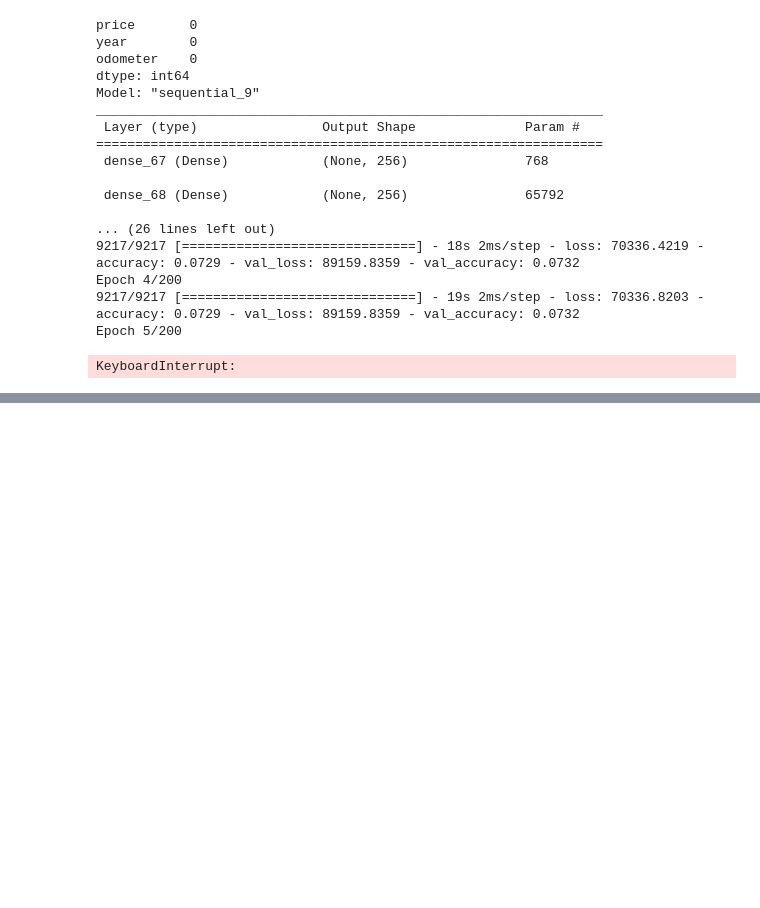
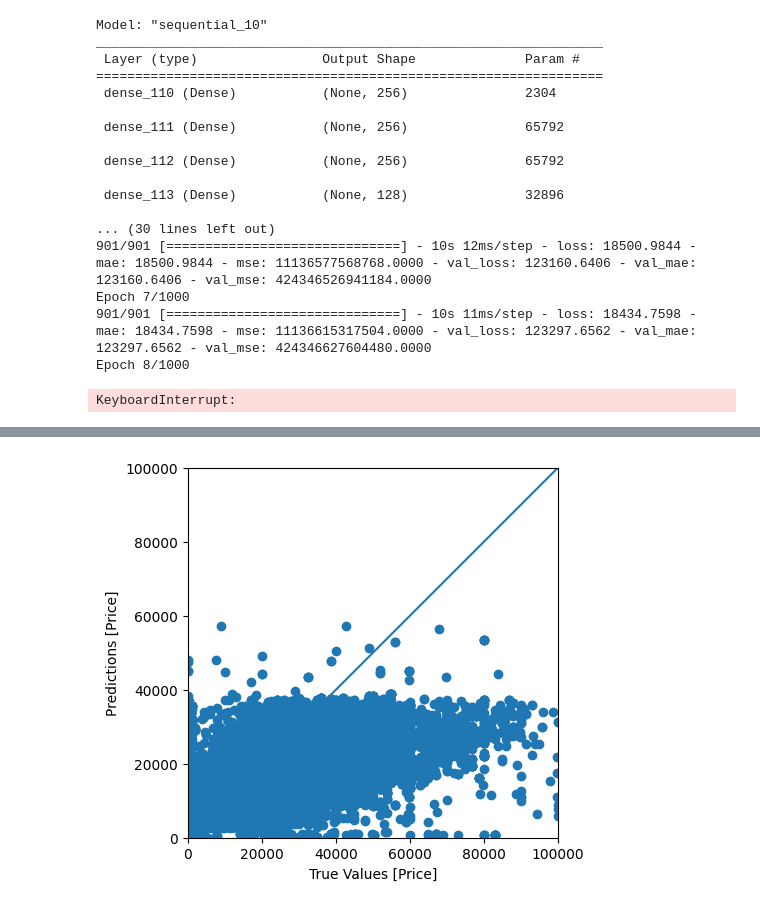
Before and after one commit to MaciejDromin/AIB, a Jupyter notebook: cars.ipynb, the cells around one changed output, grey strips where cells are left out. Drawn from its saved outputs; the diff is of its cells as text; code cells hidden in the pictures; blank space fills up the shorter version.

```diff
--- a/cars.ipynb
+++ b/cars.ipynb
@@ -50,0 +48,5 @@ def load_and_purge_data():
+# %%
+def map_column_to_int(df, column_name, values):
+    arr_size = len(values)
+    for x in range(arr_size):
+        df.loc[df[column_name] == values[x], column_name] = float(x)
@@ -76,3 +97,17 @@ def red_wine_load():
+# %%
+def draw_prediction_graph(model, val_data_x, val_data_y):
+    test_predictions = model.predict(val_data_x).flatten()
+    a = plt.axes(aspect='equal')
+    plt.scatter(val_data_y, test_predictions)
+    plt.xlabel('True Values [Price]')
+    plt.ylabel('Predictions [Price]')
+    lims = [0, 100000]
+    plt.xlim(lims)
+    plt.ylim(lims)
+    _ = plt.plot(lims, lims)
+# %%
+def norm(x):
+    return (x - train_stats['mean']) / train_stats['std']
 # %%
 # RED WINE
 # w_x_train, w_x_test, w_y_train, w_y_test = red_wine_load()
@@ -84,29 +119,42 @@ def red_wine_load():
 # print("test loss, test acc:", results)
 
 # CARS
-# x_train, x_test, x_val, y_train, y_test, y_val = split_data(load_and_purge_data(), "price")
-cars_f = load_and_purge_data()
-val_col = cars_f[["price"]]
-cars_f = cars_f.drop("price", axis=1)
-x_train, x_test, y_train, y_test = data_splitter(cars_f, val_col)
-mdl = make_model(x_train)
-history = mdl.fit(x_train, y_train, batch_size=32, epochs=100, validation_data=(x_test, y_test))
+# cars_f = load_and_purge_data()
+# val_col = cars_f[["price"]]
+# cars_f = cars_f.drop("price", axis=1)
+# x_train, x_test, y_train, y_test = data_splitter(cars_f, val_col)
+ld = load_and_purge_data()
+x_train, x_test, x_val, y_train, y_test, y_val = split_data(ld, "price")
+
+train_stats = x_train.describe(include= 'all')
+train_stats = train_stats.transpose()
+
+norm_x_train = norm(x_train)
+norm_x_test = norm(x_test)
+norm_x_val = norm(x_val)
+
+mdl = make_model(norm_x_train)
+history = mdl.fit(norm_x_train, y_train, batch_size=128, epochs=1000, validation_data=(norm_x_test, y_test))
+draw_learning_progress(history)
 # %% [output]
-price       0
-year        0
-odometer    0
-dtype: int64
-Model: "sequential_9"
+Model: "sequential_10"
 _________________________________________________________________
  Layer (type)                Output Shape              Param #
 =================================================================
- dense_67 (Dense)            (None, 256)               768
+ dense_110 (Dense)           (None, 256)               2304
 
- dense_68 (Dense)            (None, 256)               65792
+ dense_111 (Dense)           (None, 256)               65792
 
-... (26 lines left out)
-9217/9217 [==============================] - 18s 2ms/step - loss: 70336.4219 - accuracy: 0.0729 - val_loss: 89159.8359 - val_accuracy: 0.0732
-Epoch 4/200
-9217/9217 [==============================] - 19s 2ms/step - loss: 70336.8203 - accuracy: 0.0729 - val_loss: 89159.8359 - val_accuracy: 0.0732
-Epoch 5/200
+ dense_112 (Dense)           (None, 256)               65792
+
+ dense_113 (Dense)           (None, 128)               32896
+
+... (30 lines left out)
+901/901 [==============================] - 10s 12ms/step - loss: 18500.9844 - mae: 18500.9844 - mse: 11136577568768.0000 - val_loss: 123160.6406 - val_mae: 123160.6406 - val_mse: 424346526941184.0000
+Epoch 7/1000
+901/901 [==============================] - 10s 11ms/step - loss: 18434.7598 - mae: 18434.7598 - mse: 11136615317504.0000 - val_loss: 123297.6562 - val_mae: 123297.6562 - val_mse: 424346627604480.0000
+Epoch 8/1000
 KeyboardInterrupt:
+# %%
+draw_prediction_graph(mdl, norm_x_val, y_val)
+# %% [output]
@@ -112,0 +162 @@ KeyboardInterrupt:
+[figure, added]
```
Also changed, not shown: parts of 6 cells of this notebook, 2 other files.
